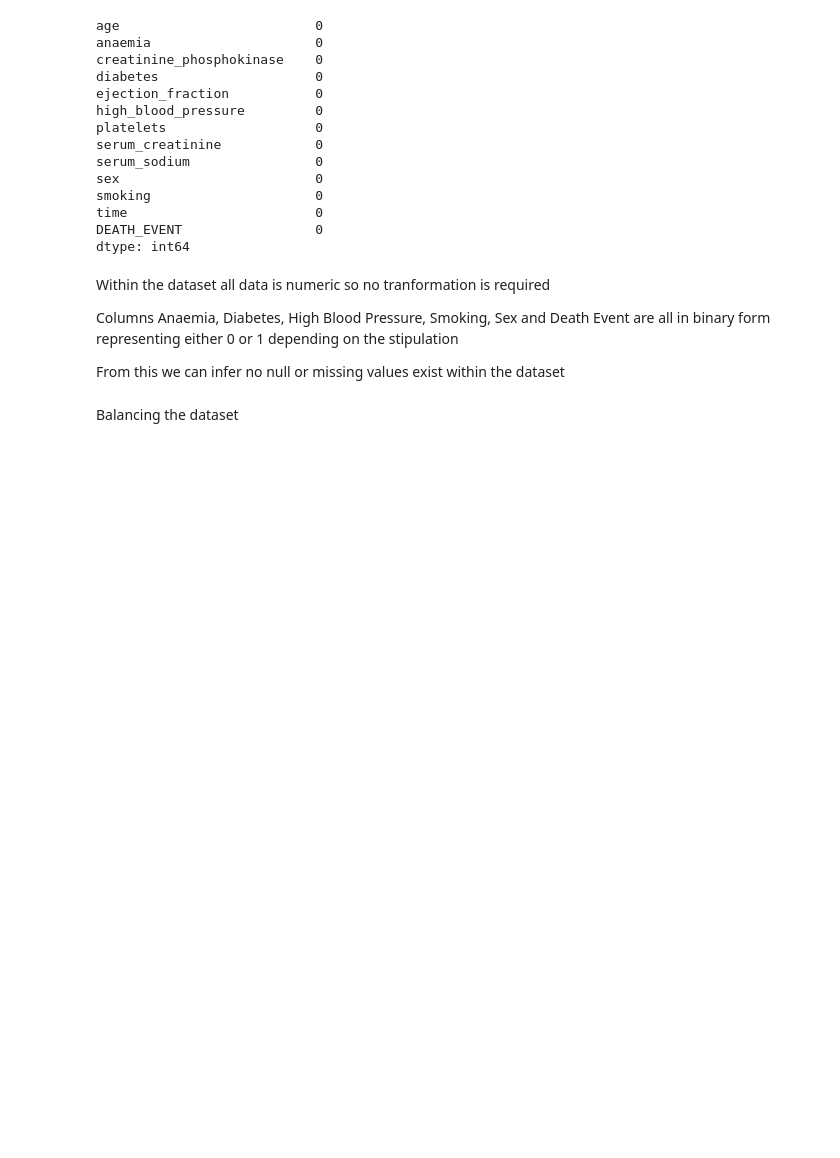
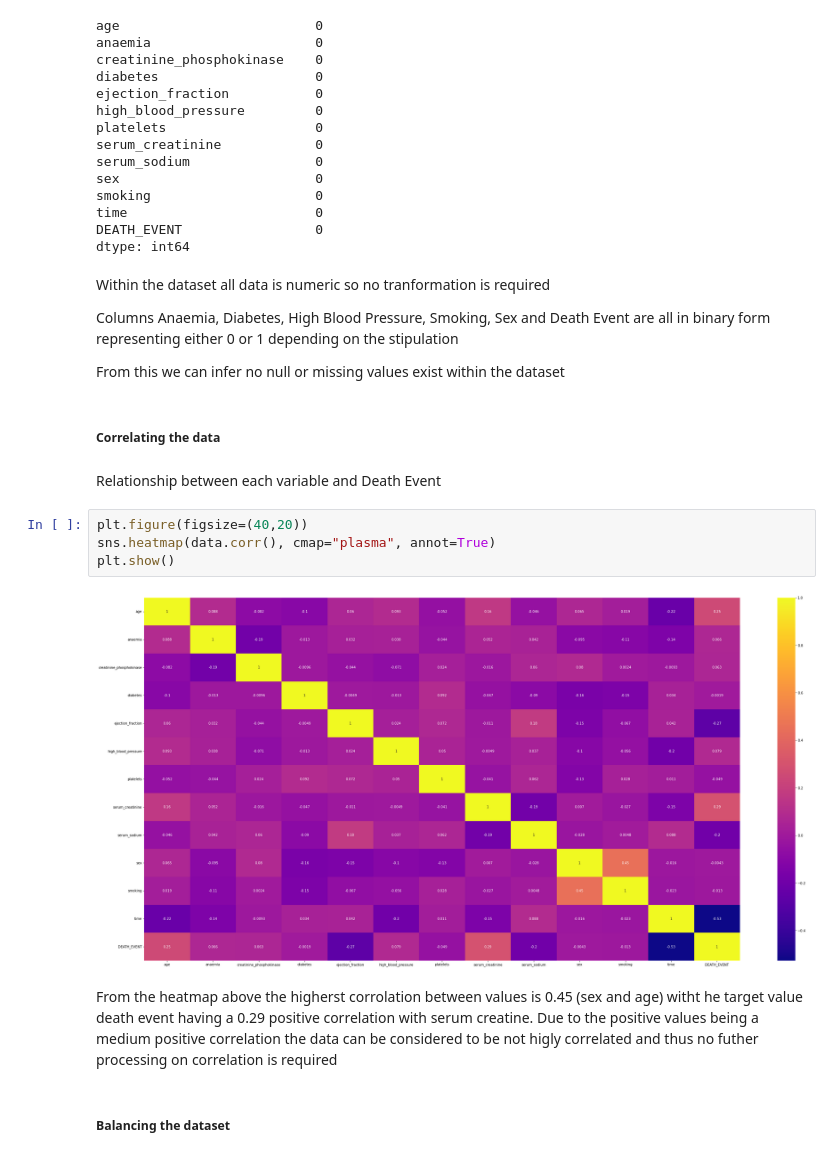
Before and after one commit to onepoint16/bigdata_cw2, a Jupyter notebook: notebook/heart_failure_prediction.ipynb, the cells around one changed output. Saved outputs shown, nothing was run; the diff lists cells and outputs as text; blank space fills up the shorter version.

```diff
--- a/notebook/heart_failure_prediction.ipynb
+++ b/notebook/heart_failure_prediction.ipynb
@@ -154,6 +160,18 @@ Within the dataset all data is numeric so no tranformation is required
 Columns Anaemia, Diabetes, High Blood Pressure, Smoking, Sex and Death Event are all in binary form representing either 0 or 1 depending on the stipulation
 
 From this we can infer no null or missing values exist within the dataset
+# %% [markdown]
+##### Correlating the data
+# %% [markdown]
+Relationship between each variable and Death Event
+# %%
+plt.figure(figsize=(40,20))
+sns.heatmap(data.corr(), cmap="plasma", annot=True)
+plt.show()
+# %% [output]
+[figure, added]
+# %% [markdown]
+From the heatmap above the higherst corrolation between values is 0.45 (sex and age) witht he target value death event having a 0.29 positive correlation with serum creatine. Due to the positive values being a medium positive correlation the data can be considered to be not higly correlated and thus no futher processing on correlation is required
 # %% [markdown]
-Balancing the dataset
+##### Balancing the dataset
 # %%
```
Also changed, not shown: parts of 43 cells of this notebook, 1 other file.
